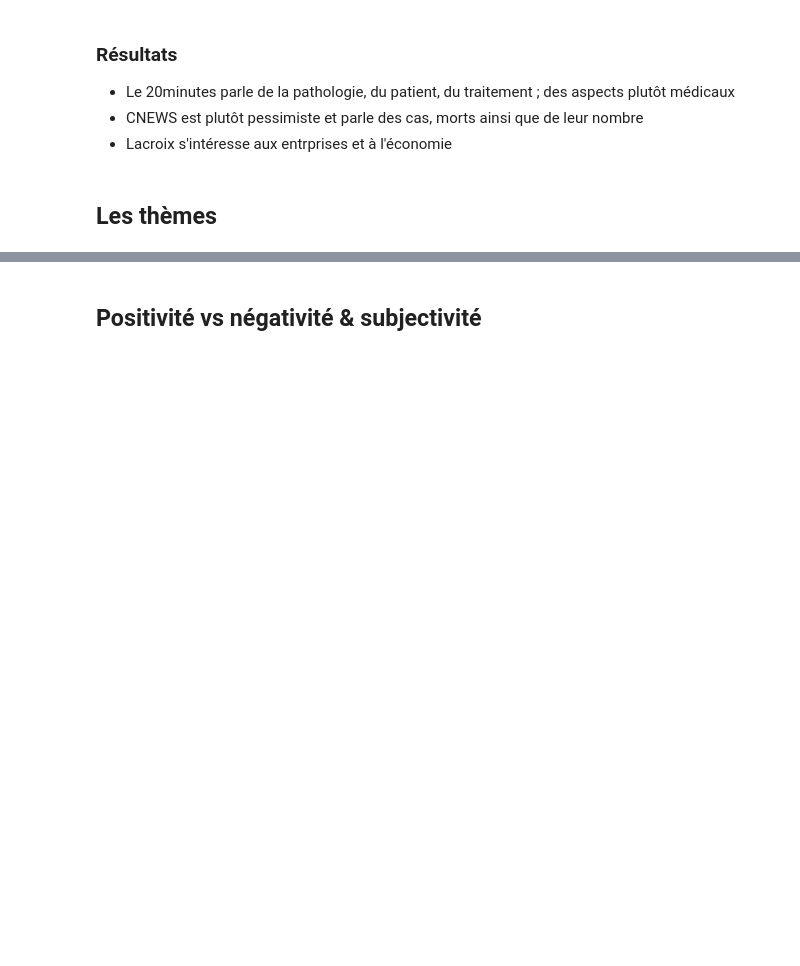
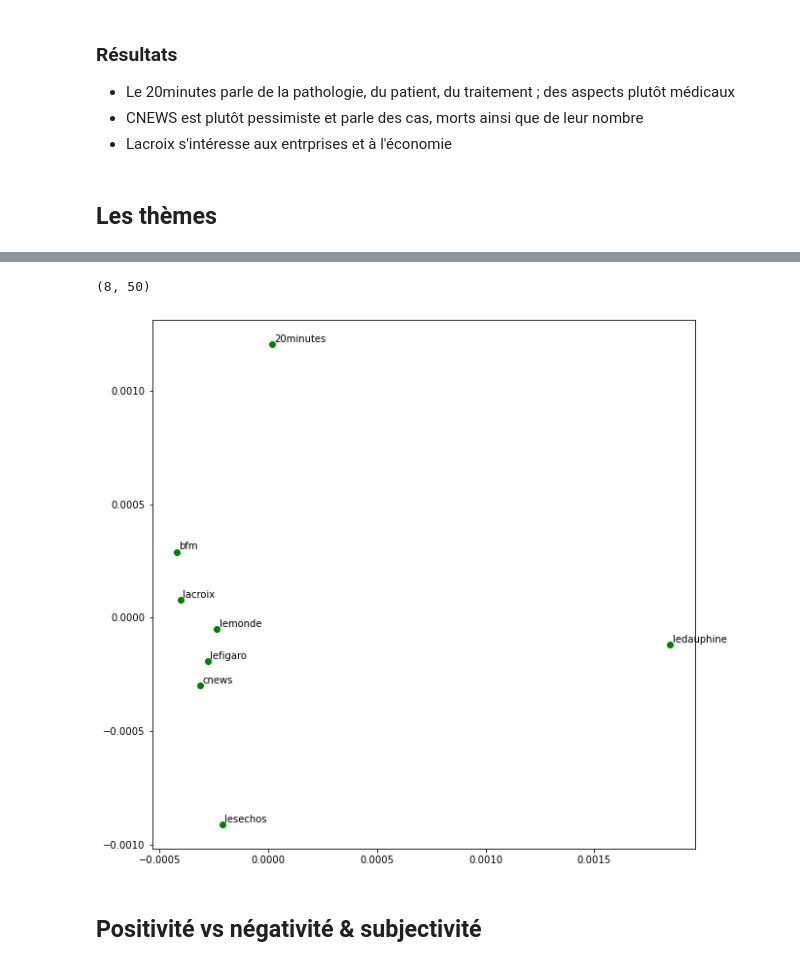
Before and after one commit to vesran/EDA-media-covid19, a Jupyter notebook: _2_Exploratory_Data_Analysis.ipynb, the cells around one changed output, grey strips where cells are left out. Cells and saved outputs as stored; diff of their text form; code cells hidden in the pictures; blank space fills up the shorter version.

```diff
--- a/_2_Exploratory_Data_Analysis.ipynb
+++ b/_2_Exploratory_Data_Analysis.ipynb
@@ -161,3 +206,32 @@ lda.print_topics()
+# %%
+texts_matrix = []
+newspapers = press['newspaper'].values
+for text in press['relevent_text']:
+    word_vect = np.zeros((size, ))
+    length = 0
+    for word in tokenize(text, stop_words=stop_words):
+        word_vect += w2v.wv[word]
+        length += 1
+    word_vect /= length
+    texts_matrix.append(word_vect)
+texts_matrix = np.array(texts_matrix)
+texts_matrix.shape
+# %% [output]
+(8, 50)
+# %%
+from sklearn.decomposition import PCA
+
+pca = PCA(2)
+twodim = pca.fit_transform(texts_matrix)
+
+fig, ax = plt.subplots(1, 1, figsize=(10, 10))
+for i, newspaper in enumerate(newspapers):
+    x = twodim[i,0]
+    y = twodim[i,1]
+    ax.scatter(x, y, c='green')
+    ax.text(x+0.00001, y+0.00001, newspaper)
+# %% [output]
+[figure, added]
 # %% [markdown]
 ## Positivité vs négativité & subjectivité
 # %%
```
Also changed, not shown: parts of 19 cells of this notebook, 6 other files.
